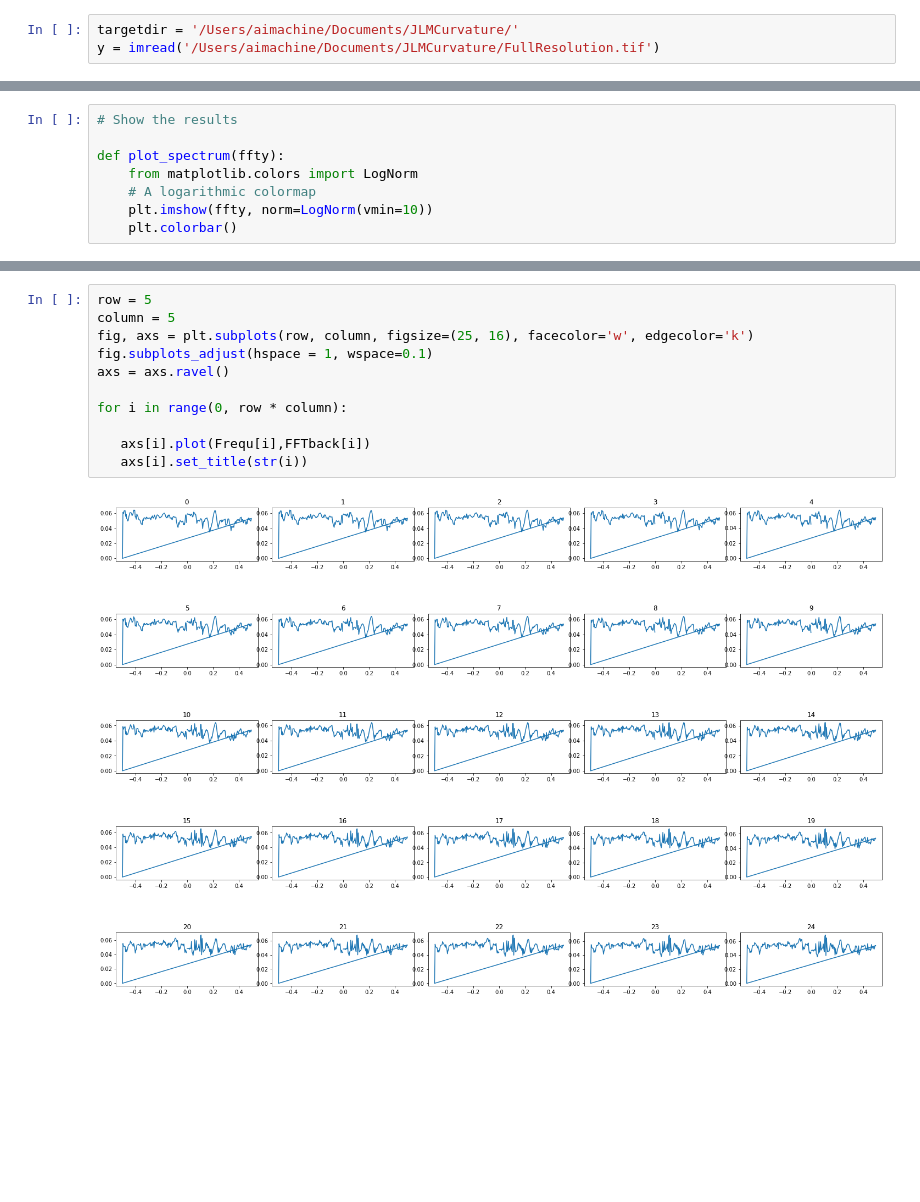
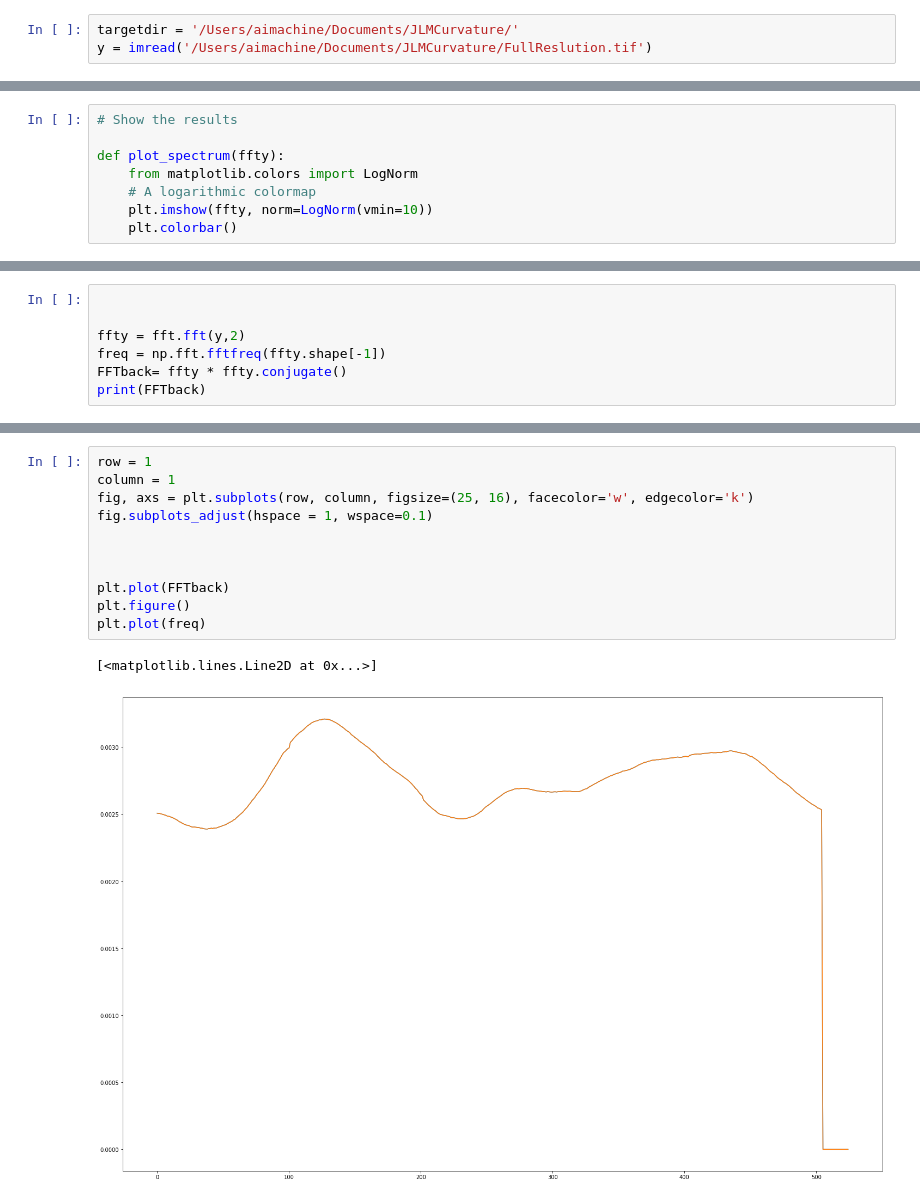
Before and after one commit to oozguc/PyImage, a Jupyter notebook: ObjectClassInstance/FFTImage.ipynb, the cells around one changed output, grey strips where cells are left out. Saved outputs shown, nothing was run; the diff lists cells and outputs as text; blank space fills up the shorter version.

```diff
--- a/ObjectClassInstance/FFTImage.ipynb
+++ b/ObjectClassInstance/FFTImage.ipynb
@@ -10,7 +10,7 @@ from scipy.fftpack import fft, fftshift, fftfreq
 from Normalize import normalizeFloat, normalizeMinMax, Path, save_tiff_imagej_compatible
 # %%
 targetdir = '/Users/aimachine/Documents/JLMCurvature/'
-y = imread('/Users/aimachine/Documents/JLMCurvature/FullResolution.tif')
+y = imread('/Users/aimachine/Documents/JLMCurvature/FullReslution.tif')
 # %%
 plt.figure()
 plt.imshow(y, plt.cm.Spectral)
@@ -40,0 +32,7 @@ for i in range(0, Xrange):
+# %%
+
+
+ffty = fft.fft(y,2)
+freq = np.fft.fftfreq(ffty.shape[-1])
+FFTback= ffty * ffty.conjugate()
+print(FFTback)
@@ -56,13 +64,14 @@ save_tiff_imagej_compatible((targetdir + 'FFTResult.tif') , FFTback, axes)
 # %%
-row = 5
-column = 5
+row = 1
+column = 1
 fig, axs = plt.subplots(row, column, figsize=(25, 16), facecolor='w', edgecolor='k')
 fig.subplots_adjust(hspace = 1, wspace=0.1)
-axs = axs.ravel()
 
-for i in range(0, row * column):
 
-   axs[i].plot(Frequ[i],FFTback[i])
-   axs[i].set_title(str(i))
+
+plt.plot(FFTback)
+plt.figure()
+plt.plot(freq)
 # %% [output]
+[<matplotlib.lines.Line2D at 0x...>]
-[figure, old version]
+[figure, new version]
```
Also changed, not shown: parts of 6 cells of this notebook, 1 other file.
